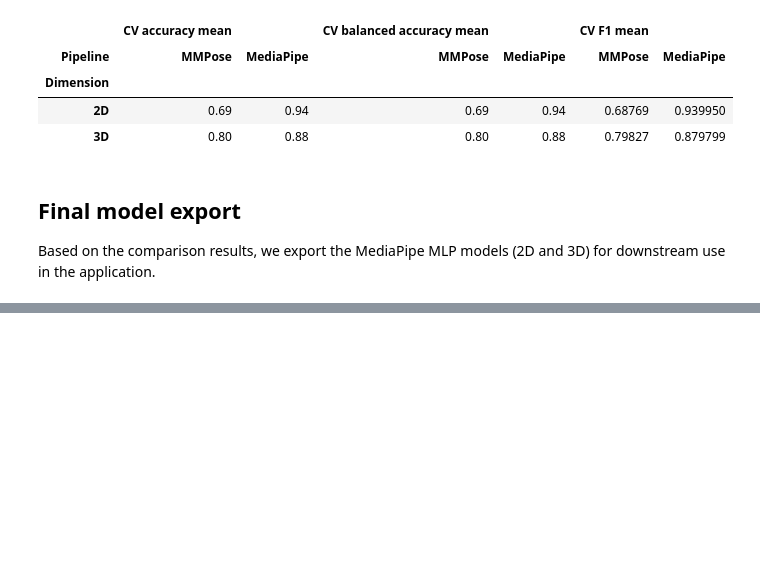
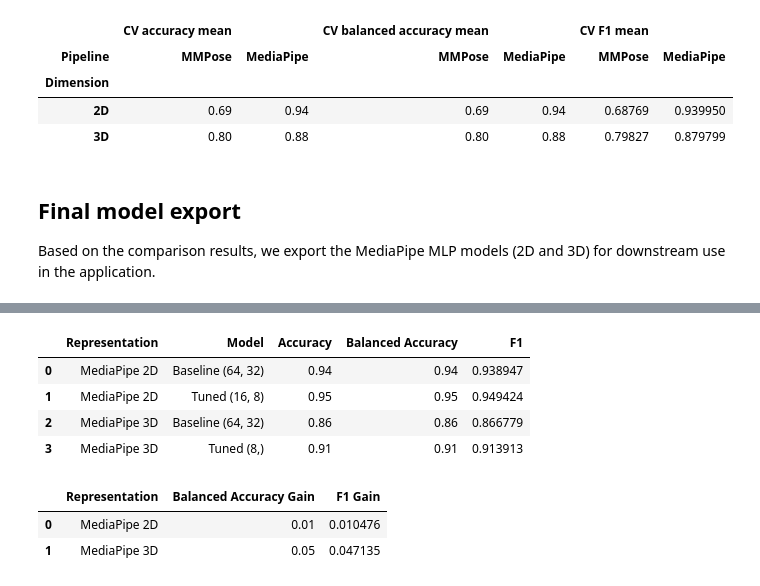
Before and after one commit to cols153/AI-Gym, a Jupyter notebook: posture_checker_offline/notebooks/04_comparison_mediapipe_vs_mmpose_and_2d_vs_3d.ipynb, the cells around one changed output, grey strips where cells are left out. Drawn from its saved outputs; the diff is of its cells as text; code cells hidden in the pictures; blank space fills up the shorter version.

```diff
--- a/posture_checker_offline/notebooks/04_comparison_mediapipe_vs_mmpose_and_2d_vs_3d.ipynb
+++ b/posture_checker_offline/notebooks/04_comparison_mediapipe_vs_mmpose_and_2d_vs_3d.ipynb
@@ -462,0 +484,13 @@ Saved: C:\Users\sebas\Documents\master_ai\05_dne\project\posture_checker\models\
+# %%
+# MediaPipe datasets only
+mp2d_df = datasets["MediaPipe 2D"].copy()
+mp3d_df = datasets["MediaPipe 3D"].copy()
+
+feature_cols = [c for c in mp2d_df.columns if c not in ["video_id", "label"]]
+print("Features used:", feature_cols)
+
+X_mp2d = mp2d_df[feature_cols]
+y_mp2d = mp2d_df["label"]
+
+X_mp3d = mp3d_df[feature_cols]
+y_mp3d = mp3d_df["label"]
@@ -462,0 +726,58 @@ Saved: C:\Users\sebas\Documents\master_ai\05_dne\project\posture_checker\models\
+# %%
+comparison_df = pd.DataFrame([
+    {
+        "Representation": "MediaPipe 2D",
+        "Model": "Baseline (64, 32)",
+        "Accuracy": np.mean(cv_results_baseline_2d["test_accuracy"]),
+        "Balanced Accuracy": np.mean(cv_results_baseline_2d["test_balanced_accuracy"]),
+        "F1": np.mean(cv_results_baseline_2d["test_f1"]),
+    },
+    {
+        "Representation": "MediaPipe 2D",
+        "Model": f"Tuned {grid_mp2d.best_params_['model__hidden_layer_sizes']}",
+        "Accuracy": np.mean(cv_results_tuned_2d["test_accuracy"]),
+        "Balanced Accuracy": np.mean(cv_results_tuned_2d["test_balanced_accuracy"]),
+        "F1": np.mean(cv_results_tuned_2d["test_f1"]),
+    },
+    {
+        "Representation": "MediaPipe 3D",
+        "Model": "Baseline (64, 32)",
+        "Accuracy": np.mean(cv_results_baseline_3d["test_accuracy"]),
+        "Balanced Accuracy": np.mean(cv_results_baseline_3d["test_balanced_accuracy"]),
+        "F1": np.mean(cv_results_baseline_3d["test_f1"]),
+    },
+    {
+        "Representation": "MediaPipe 3D",
+        "Model": f"Tuned {grid_mp3d.best_params_['model__hidden_layer_sizes']}",
+        "Accuracy": np.mean(cv_results_tuned_3d["test_accuracy"]),
+        "Balanced Accuracy": np.mean(cv_results_tuned_3d["test_balanced_accuracy"]),
+        "F1": np.mean(cv_results_tuned_3d["test_f1"]),
+    },
+])
+
+display(comparison_df)
+# %% [output]
+|  | Representation | Model | Accuracy | Balanced Accuracy | F1 |
+| 0 | MediaPipe 2D | Baseline (64, 32) | 0.94 | 0.94 | 0.938947 |
+| 1 | MediaPipe 2D | Tuned (16, 8) | 0.95 | 0.95 | 0.949424 |
+| 2 | MediaPipe 3D | Baseline (64, 32) | 0.86 | 0.86 | 0.866779 |
+| 3 | MediaPipe 3D | Tuned (8,) | 0.91 | 0.91 | 0.913913 |
+# %%
+gain_df = pd.DataFrame([
+    {
+        "Representation": "MediaPipe 2D",
+        "Balanced Accuracy Gain": np.mean(cv_results_tuned_2d["test_balanced_accuracy"]) - np.mean(cv_results_baseline_2d["test_balanced_accuracy"]),
+        "F1 Gain": np.mean(cv_results_tuned_2d["test_f1"]) - np.mean(cv_results_baseline_2d["test_f1"]),
+    },
+    {
+        "Representation": "MediaPipe 3D",
+        "Balanced Accuracy Gain": np.mean(cv_results_tuned_3d["test_balanced_accuracy"]) - np.mean(cv_results_baseline_3d["test_balanced_accuracy"]),
+        "F1 Gain": np.mean(cv_results_tuned_3d["test_f1"]) - np.mean(cv_results_baseline_3d["test_f1"]),
+    },
+])
+
+display(gain_df)
+# %% [output]
+|  | Representation | Balanced Accuracy Gain | F1 Gain |
+| 0 | MediaPipe 2D | 0.01 | 0.010476 |
+| 1 | MediaPipe 3D | 0.05 | 0.047135 |
```
Also changed, not shown: parts of 14 cells of this notebook, 2 other files.
